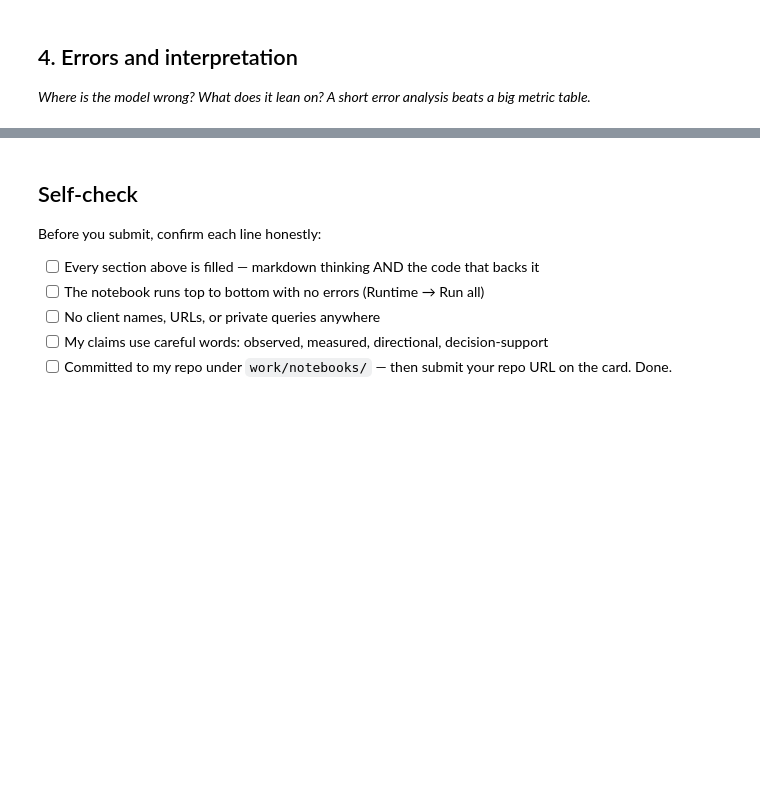
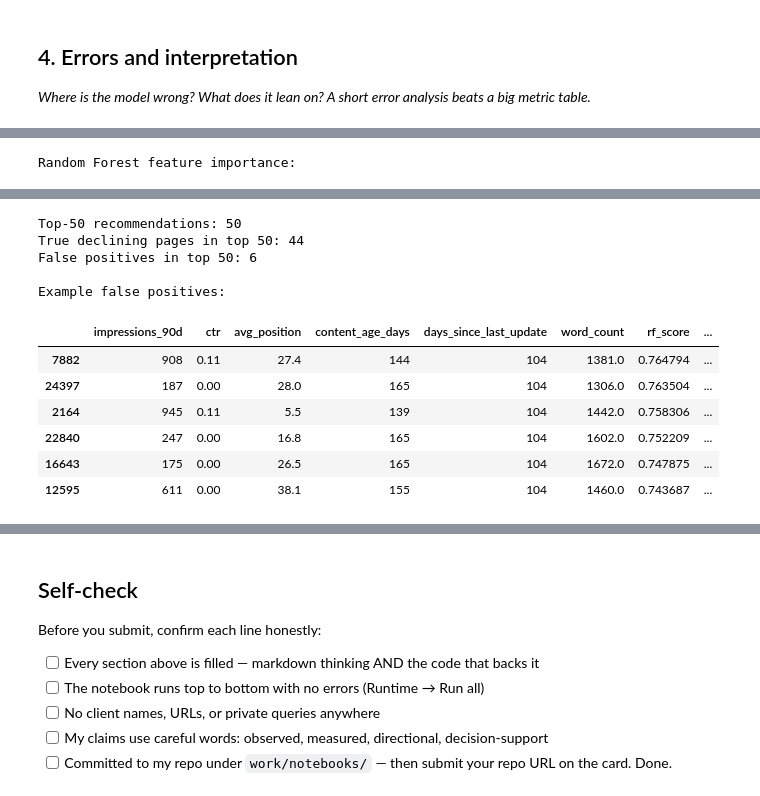
Before and after one commit to Kaunaingul-ai/flyrank-ml-internship, a Jupyter notebook: work/notebooks/w05_model.ipynb, the cells around one changed output, grey strips where cells are left out. Cells and saved outputs as stored; diff of their text form; code cells hidden in the pictures; blank space fills up the shorter version.

Commit message:
Completed Week 5 capstone modeling lane

```diff
--- a/work/notebooks/w05_model.ipynb
+++ b/work/notebooks/w05_model.ipynb
@@ -22,0 +65,18 @@ This skeleton is yours to fill. Work the sections **in order** — each one has
+# %%
+from sklearn.model_selection import train_test_split
+
+X = df[features].copy()
+y = target.copy()
+
+X_train, X_valid, y_train, y_valid = train_test_split(
+    X,
+    y,
+    test_size=0.20,
+    random_state=42,
+    stratify=y
+)
+
+print("Training rows:", len(X_train))
+print("Validation rows:", len(X_valid))
+print("Training decline rate:", round(y_train.mean(), 3))
+print("Validation decline rate:", round(y_valid.mean(), 3))
@@ -36,0 +198,50 @@ This skeleton is yours to fill. Work the sections **in order** — each one has
+# %%
+# ---------- Feature importance ----------
+rf_estimator = rf_model.named_steps["model"]
+
+importance_table = pd.DataFrame({
+    "feature": features,
+    "importance": rf_estimator.feature_importances_
+}).sort_values("importance", ascending=False)
+
+print("Random Forest feature importance:")
+display(importance_table)
+
+
+# ---------- Inspect top-50 model errors ----------
+validation_review = X_valid.copy()
+validation_review["actual_decline"] = y_valid.values
+validation_review["rf_score"] = rf_score
+
+validation_review = validation_review.sort_values(
+    "rf_score",
+    ascending=False
+)
+
+top50 = validation_review.head(50).copy()
+
+false_positives = top50[
+    top50["actual_decline"] == 0
+]
+
+print("\nTop-50 recommendations:", len(top50))
+print("True declining pages in top 50:", int(top50["actual_decline"].sum()))
+print("False positives in top 50:", len(false_positives))
+
+print("\nExample false positives:")
+display(
+    false_positives[
+        [
+            "impressions_90d",
+            "ctr",
+            "avg_position",
+            "content_age_days",
+            "days_since_last_update",
+            "word_count",
+            "rf_score",
+            "actual_decline"
+        ]
+    ].head(10)
+)
+# %% [output]
+Random Forest feature importance:
@@ -36,0 +255,12 @@ This skeleton is yours to fill. Work the sections **in order** — each one has
+Top-50 recommendations: 50
+True declining pages in top 50: 44
+False positives in top 50: 6
+
+Example false positives:
+|  | impressions_90d | ctr | avg_position | content_age_days | days_since_last_update | word_count | rf_score | ... |
+| 7882 | 908 | 0.11 | 27.4 | 144 | 104 | 1381.0 | 0.764794 | ... |
+| 24397 | 187 | 0.00 | 28.0 | 165 | 104 | 1306.0 | 0.763504 | ... |
+| 2164 | 945 | 0.11 | 5.5 | 139 | 104 | 1442.0 | 0.758306 | ... |
+| 22840 | 247 | 0.00 | 16.8 | 165 | 104 | 1602.0 | 0.752209 | ... |
+| 16643 | 175 | 0.00 | 26.5 | 165 | 104 | 1672.0 | 0.747875 | ... |
+| 12595 | 611 | 0.00 | 38.1 | 155 | 104 | 1460.0 | 0.743687 | ... |
```
Also changed, not shown: parts of 14 cells of this notebook.
